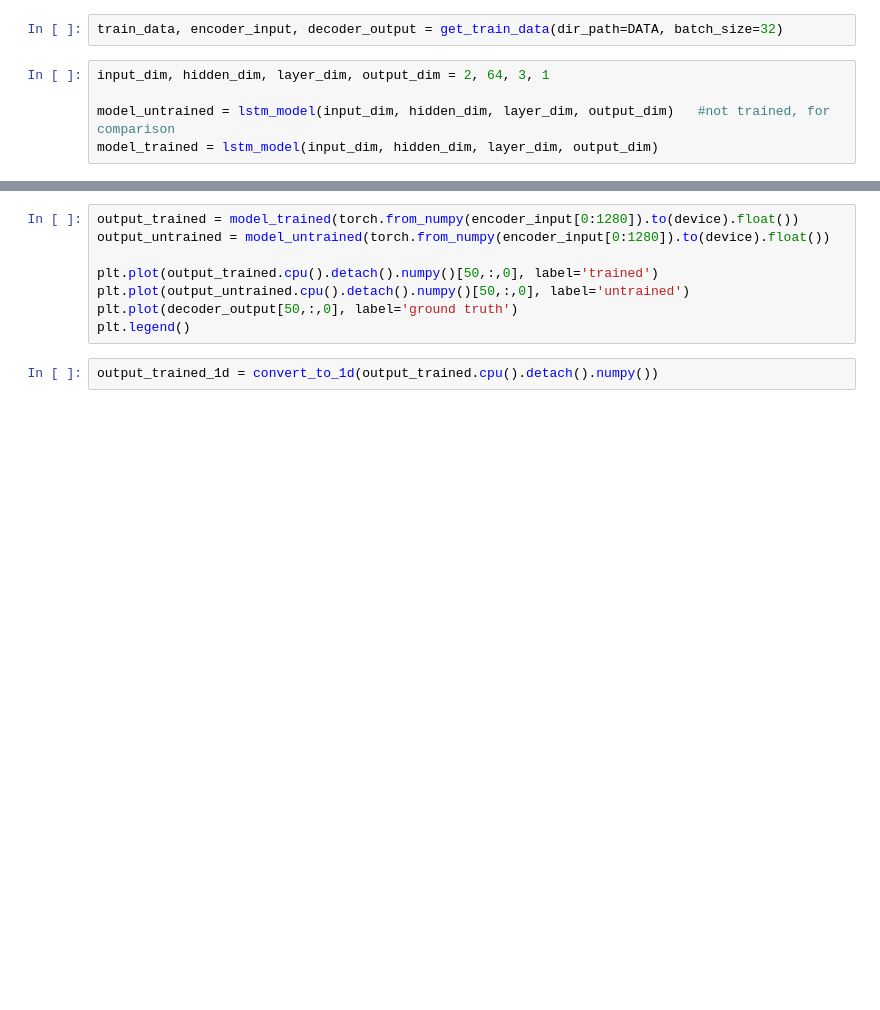
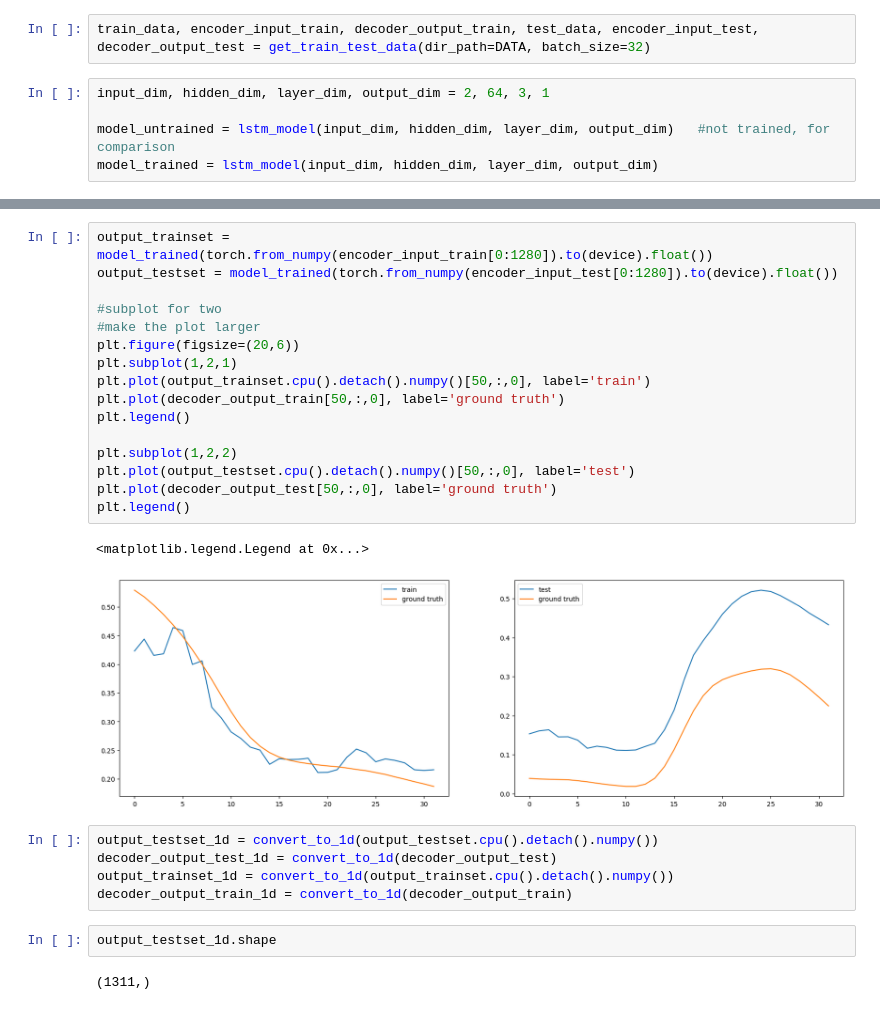
Before and after one commit to elizabethtang/APS360, a Jupyter notebook: src/lstm_training.ipynb, the cells around one changed output, grey strips where cells are left out. Drawn from its saved outputs; the diff is of its cells as text; blank space fills up the shorter version.

```diff
--- a/src/lstm_training.ipynb
+++ b/src/lstm_training.ipynb
@@ -9,7 +9,7 @@ from globals import DATA
 # If you do not have data saved locally, run this
 get_and_save_data(dir_path=DATA)
 # %%
-train_data, encoder_input, decoder_output = get_train_data(dir_path=DATA, batch_size=32)
+train_data, encoder_input_train, decoder_output_train, test_data, encoder_input_test, decoder_output_test = get_train_test_data(dir_path=DATA, batch_size=32)
 # %%
 input_dim, hidden_dim, layer_dim, output_dim = 2, 64, 3, 1
 
@@ -25,10 +48,28 @@ loss_curve = train_lstm(model_trained, device, train_loader)
 # %%
-output_trained = model_trained(torch.from_numpy(encoder_input[0:1280]).to(device).float())
-output_untrained = model_untrained(torch.from_numpy(encoder_input[0:1280]).to(device).float())
+output_trainset = model_trained(torch.from_numpy(encoder_input_train[0:1280]).to(device).float())
+output_testset = model_trained(torch.from_numpy(encoder_input_test[0:1280]).to(device).float())
 
-plt.plot(output_trained.cpu().detach().numpy()[50,:,0], label='trained')
-plt.plot(output_untrained.cpu().detach().numpy()[50,:,0], label='untrained')
-plt.plot(decoder_output[50,:,0], label='ground truth')
+#subplot for two
+#make the plot larger
+plt.figure(figsize=(20,6))
+plt.subplot(1,2,1)
+plt.plot(output_trainset.cpu().detach().numpy()[50,:,0], label='train')
+plt.plot(decoder_output_train[50,:,0], label='ground truth')
 plt.legend()
+
+plt.subplot(1,2,2)
+plt.plot(output_testset.cpu().detach().numpy()[50,:,0], label='test')
+plt.plot(decoder_output_test[50,:,0], label='ground truth')
+plt.legend()
+# %% [output]
+<matplotlib.legend.Legend at 0x...>
+[figure, added]
-# %%
-output_trained_1d = convert_to_1d(output_trained.cpu().detach().numpy())
+# %%
+output_testset_1d = convert_to_1d(output_testset.cpu().detach().numpy())
+decoder_output_test_1d = convert_to_1d(decoder_output_test)
+output_trainset_1d = convert_to_1d(output_trainset.cpu().detach().numpy())
+decoder_output_train_1d = convert_to_1d(decoder_output_train)
+# %%
+output_testset_1d.shape
+# %% [output]
+(1311,)
```
Also changed, not shown: parts of 4 cells of this notebook, 4 other files.
